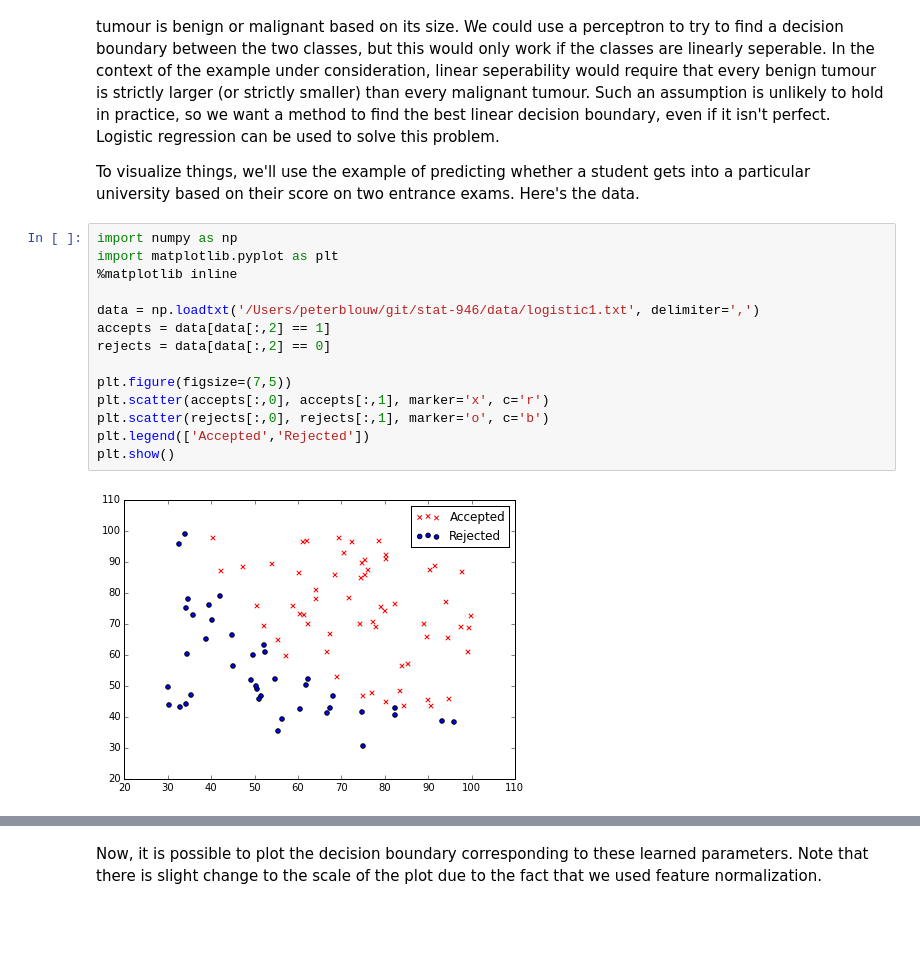
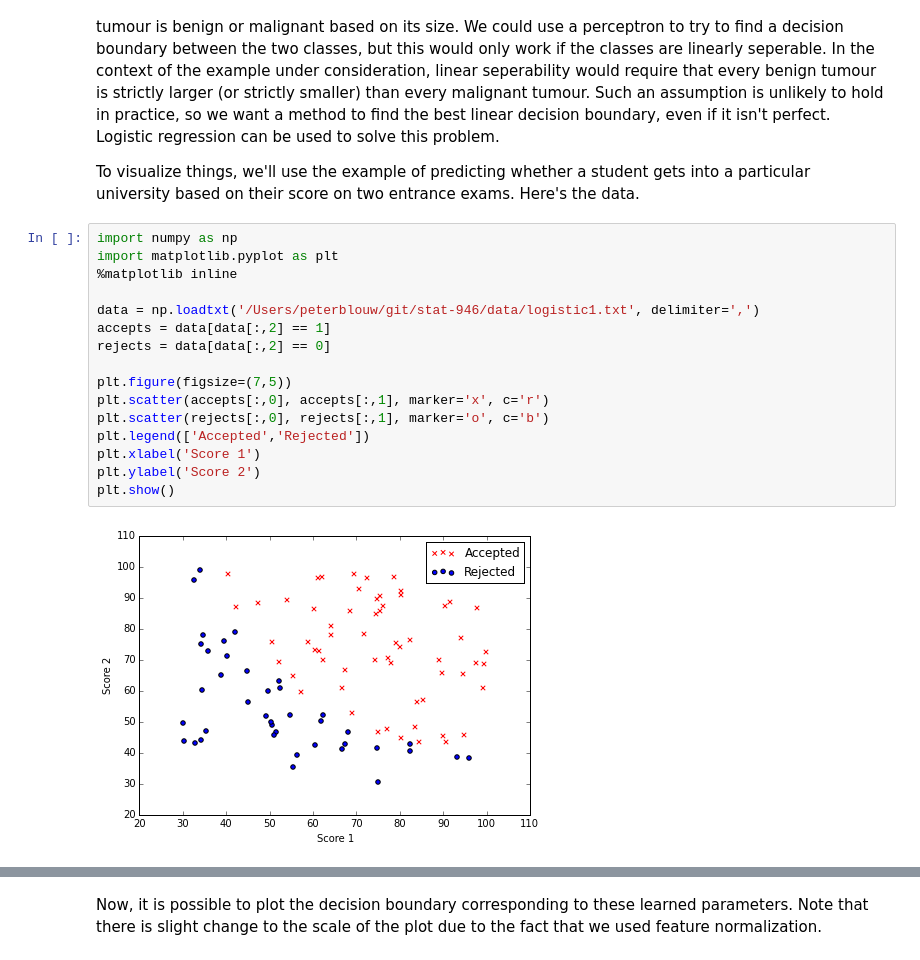
Before and after one commit to pblouw/stat-946, a Jupyter notebook: LogisticRegression.ipynb, the cells around one changed output, grey strips where cells are left out. Saved outputs shown, nothing was run; the diff lists cells and outputs as text; blank space fills up the shorter version.

```diff
--- a/LogisticRegression.ipynb
+++ b/LogisticRegression.ipynb
@@ -7,17 +7,19 @@ To visualize things, we'll use the example of predicting whether a student gets
 # %%
 import numpy as np
 import matplotlib.pyplot as plt
 %matplotlib inline
 
 data = np.loadtxt('/Users/peterblouw/git/stat-946/data/logistic1.txt', delimiter=',')
 accepts = data[data[:,2] == 1]
 rejects = data[data[:,2] == 0]
 
 plt.figure(figsize=(7,5))
 plt.scatter(accepts[:,0], accepts[:,1], marker='x', c='r')
 plt.scatter(rejects[:,0], rejects[:,1], marker='o', c='b')
 plt.legend(['Accepted','Rejected'])
+plt.xlabel('Score 1')
+plt.ylabel('Score 2')
 plt.show()
 # %% [output]
-[figure, old version]
+[figure, new version]
 # %% [markdown]
```
Also changed, not shown: parts of 9 cells of this notebook.
